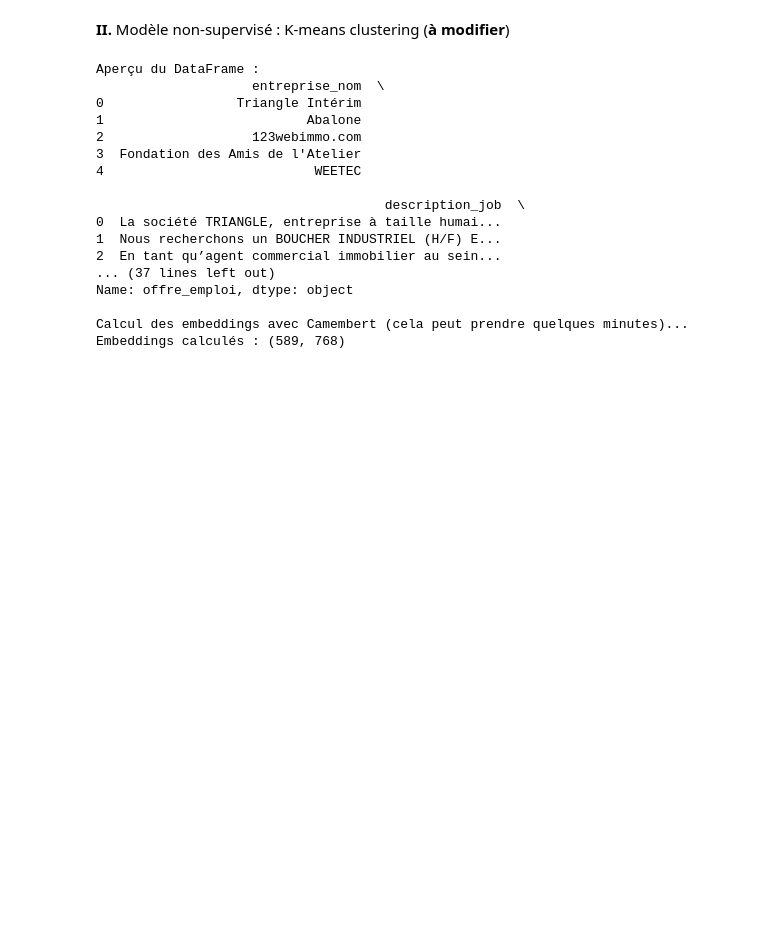
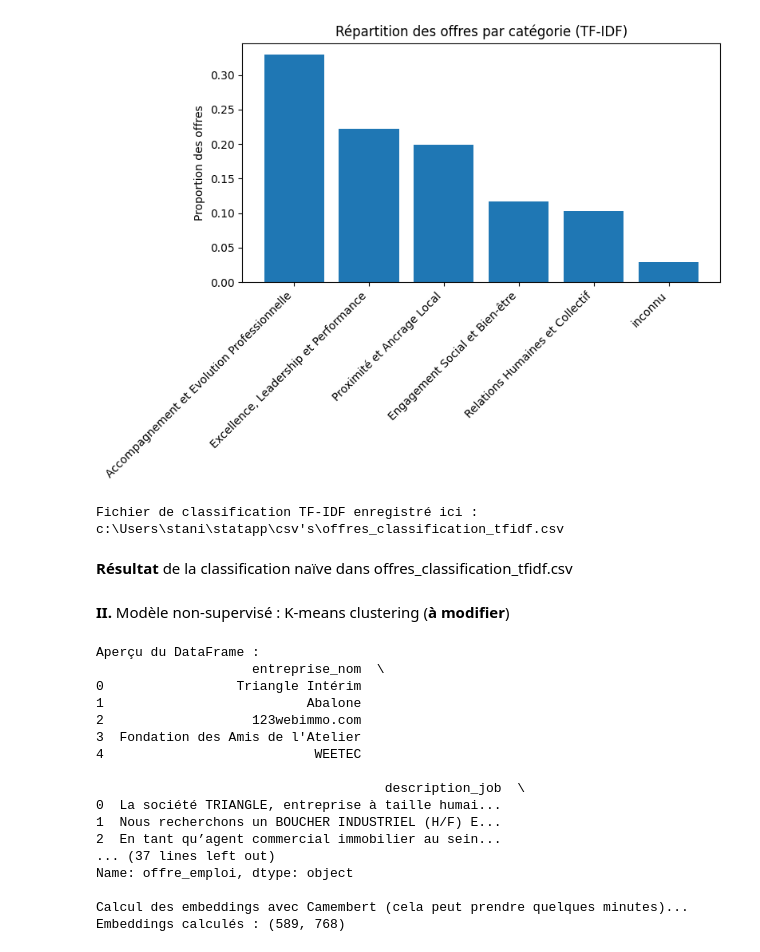
Before and after one commit to philipaslls/statapp, a Jupyter notebook: main.ipynb, the cells around one changed output. Drawn from its saved outputs; the diff is of its cells as text; code cells hidden in the pictures; blank space fills up the shorter version.

```diff
--- a/main.ipynb
+++ b/main.ipynb
@@ -189,46 +156,64 @@ df["valeur_dominante"] = df["offre_emploi"].apply(lambda x: classify_offer(x, ke
 # %%
 #deuxième classification : on fait la même chose mais on accorde davantage de poids aux mots rares
 #car ils sont plus discriminants, en utilisant TF-IDF
+output_dir = os.path.join(os.getcwd(), "csv's")
+os.makedirs(output_dir, exist_ok=True)
 
-#étape 1 : calcul de la fréquence de chaque mot
+liste_valeurs = [mot for mots in keywords_dict.values() for mot in mots]
 
-liste_valeurs = list(keywords_dict.values())
-liste_valeurs = [mot for sous_liste in liste_valeurs for mot in sous_liste]
-# On crée une liste avec tous nos mots clefs
+# --- 1. Calculer la fréquence globale de chaque mot‑clé (pour normalisation si besoin) ---
+# (optionnel : liste2 = [freq/montotal for freq in liste1])
 liste1 = []
-# On remplit une liste vide par les fréquences des mots clefs associés à liste_valeurs
 for mot in liste_valeurs:
-    i = 0
-    for k in df["offre_emploi"]:
-        i += len(re.findall(r'\b' + re.escape(mot) + r'\b', k))
-    liste1+= [i]
-a=sum(liste1)
-liste2 = [x / a for x in liste1]
-print(liste2)
-print(liste_valeurs)
+    cnt = 0
+    for texte in df['offre_emploi']:
+        if isinstance(texte, str):
+            cnt += len(re.findall(r'\b' + re.escape(mot) + r'\b', texte, flags=re.IGNORECASE))
+    liste1.append(cnt)
+total_occ = sum(liste1)
+liste2 = [freq / total_occ if total_occ > 0 else 0 for freq in liste1]
+# print(liste2, liste_valeurs)
 
-#étape 2 : calcul de la fréquence inverse de chaque terme (mesure de l'importance du terme dans l'ensemble du corpus)
-
+# --- 2. Calculer l’IDF pour chaque mot‑clé ---
 N = len(df)
 idf_dict = {}
 for mot in liste_valeurs:
-    DF = 0
-    for k in df["offre_emploi"]:
-        # Vérifier que k est une chaîne et que le mot apparaît dans l'offre
-        if isinstance(k, str) and re.search(r'\b' + re.escape(mot) + r'\b', k):
-            DF += 1
-    idf_dict[mot] = math.log(N / (1 + DF))
+    df_count = df['offre_emploi'].astype(str).apply(
+        lambda txt: bool(re.search(r'\b' + re.escape(mot) + r'\b', txt, flags=re.IGNORECASE))
+    ).sum()
+    idf_dict[mot] = math.log((N) / (1 + df_count))
 
+# --- 3. Fonction de classification TF‑IDF pondérée ---
 def classify_offer2(offre):
-    scores = {category: 0 for category in keywords_dict}
+    scores = {cat: 0.0 for cat in keywords_dict}
+    for cat, mots in keywords_dict.items():
+        for mot in mots:
+            occ = len(re.findall(r'\b' + re.escape(mot) + r'\b', offre, flags=re.IGNORECASE))
+            scores[cat] += occ * idf_dict.get(mot, 0.0)
+    best_cat = max(scores, key=scores.get)
+    return best_cat if scores[best_cat] > 0 else "inconnu"
 
-    for category, keywords in keywords_dict.items():
-        scores[category] += sum(offre.count(keyword)*idf_dict.get(keyword, 0) for keyword in keywords)
+# --- 4. Appliquer la classification et tracer les proportions ---
+df['valeur_dominante_2'] = df['offre_emploi'].astype(str).apply(classify_offer2)
 
-    return max(scores, key=scores.get) if max(scores.values()) > 0 else "inconnu"
+proportions2 = df['valeur_dominante_2'].value_counts(normalize=True)
 
+plt.figure(figsize=(8, 6))
+plt.bar(proportions2.index, proportions2.values)
+plt.ylabel('Proportion des offres')
+plt.title('Répartition des offres par catégorie (TF‑IDF)')
+plt.xticks(rotation=45, ha='right')
+plt.tight_layout()
+plt.show()
 
-df["valeur_dominante_2"] = df["offre_emploi"].apply(lambda x: classify_offer2(x))
+output_path = os.path.join(output_dir, "offres_classification_tfidf.csv")
+df.to_csv(output_path, sep=";", index=False, encoding="utf-8")
+print("Fichier de classification TF‑IDF enregistré ici :", output_path)
+# %% [output]
+[figure, added]
+Fichier de classification TF‑IDF enregistré ici : c:\Users\stani\statapp\csv's\offres_classification_tfidf.csv
+# %% [markdown]
+**Résultat** de la classification naïve dans offres_classification_tfidf.csv
 # %% [markdown]
 **II.** Modèle non-supervisé : K-means clustering (**à modifier**)
 # %%
```
Also changed, not shown: parts of 18 cells of this notebook, 10 other files.
